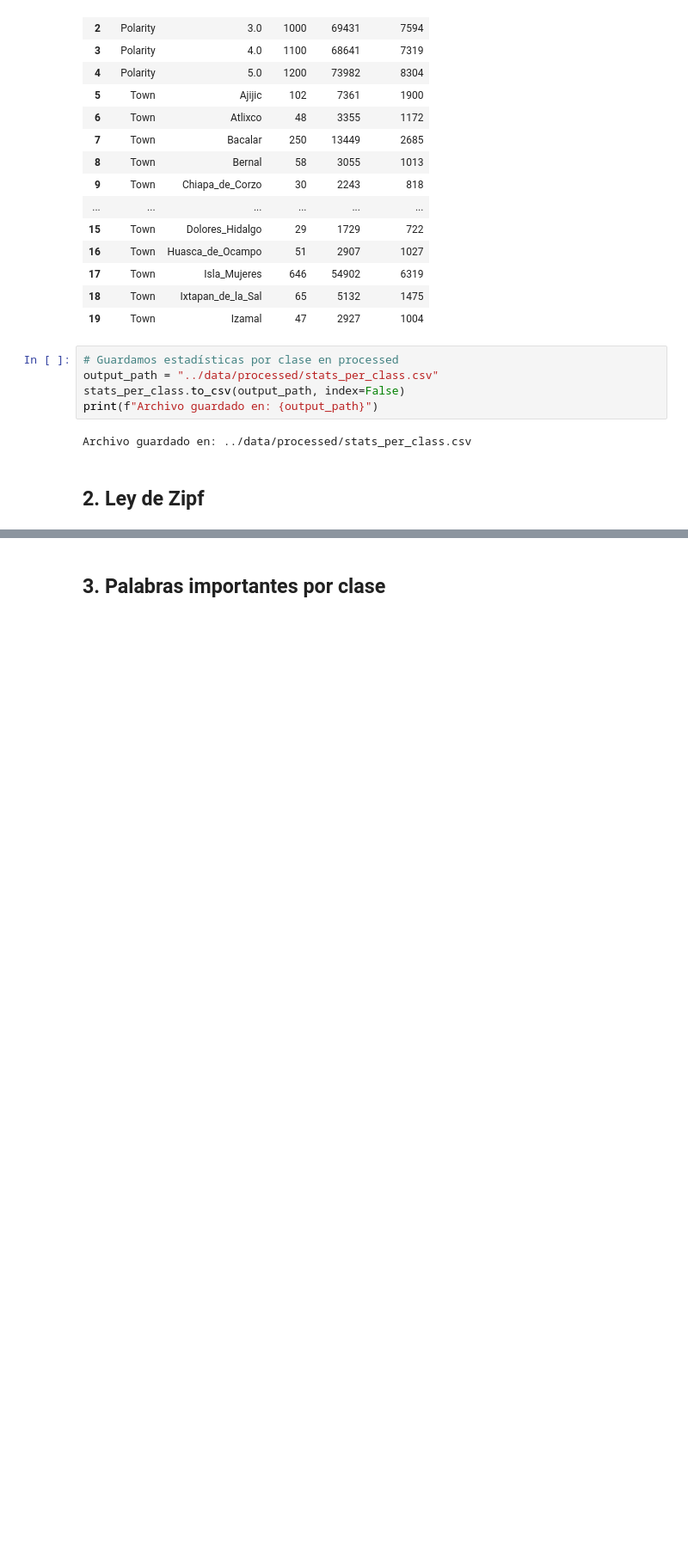
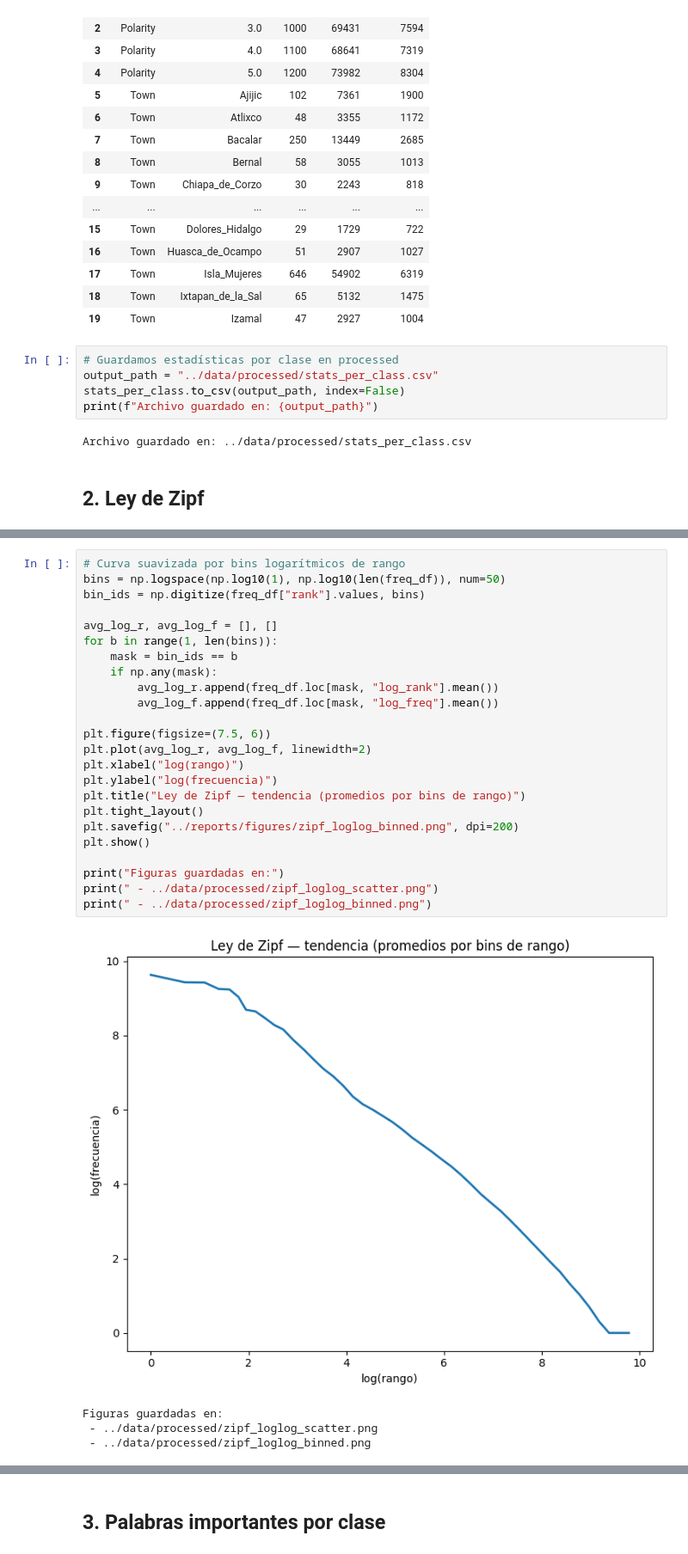
Before and after one commit to DiegoPaniagua23/language-image-processing, a Jupyter notebook: nlp/01_Corpus_Analysis/notebooks/exploratory.ipynb, the cells around one changed output, grey strips where cells are left out. Shown at 86% size. Drawn from its saved outputs; the diff is of its cells as text; blank space fills up the shorter version.

```diff
--- a/nlp/01_Corpus_Analysis/notebooks/exploratory.ipynb
+++ b/nlp/01_Corpus_Analysis/notebooks/exploratory.ipynb
@@ -234,0 +299,29 @@ Archivo guardado en: ../data/processed/stats_per_class.csv
+# %%
+# Curva suavizada por bins logarítmicos de rango
+bins = np.logspace(np.log10(1), np.log10(len(freq_df)), num=50)
+bin_ids = np.digitize(freq_df["rank"].values, bins)
+
+avg_log_r, avg_log_f = [], []
+for b in range(1, len(bins)):
+    mask = bin_ids == b
+    if np.any(mask):
+        avg_log_r.append(freq_df.loc[mask, "log_rank"].mean())
+        avg_log_f.append(freq_df.loc[mask, "log_freq"].mean())
+
+plt.figure(figsize=(7.5, 6))
+plt.plot(avg_log_r, avg_log_f, linewidth=2)
+plt.xlabel("log(rango)")
+plt.ylabel("log(frecuencia)")
+plt.title("Ley de Zipf — tendencia (promedios por bins de rango)")
+plt.tight_layout()
+plt.savefig("../reports/figures/zipf_loglog_binned.png", dpi=200)
+plt.show()
+
+print("Figuras guardadas en:")
+print(" - ../data/processed/zipf_loglog_scatter.png")
+print(" - ../data/processed/zipf_loglog_binned.png")
+# %% [output]
+[figure, added]
+Figuras guardadas en:
+ - ../data/processed/zipf_loglog_scatter.png
+ - ../data/processed/zipf_loglog_binned.png
```
Also changed, not shown: parts of 23 cells of this notebook, 5 other files.
